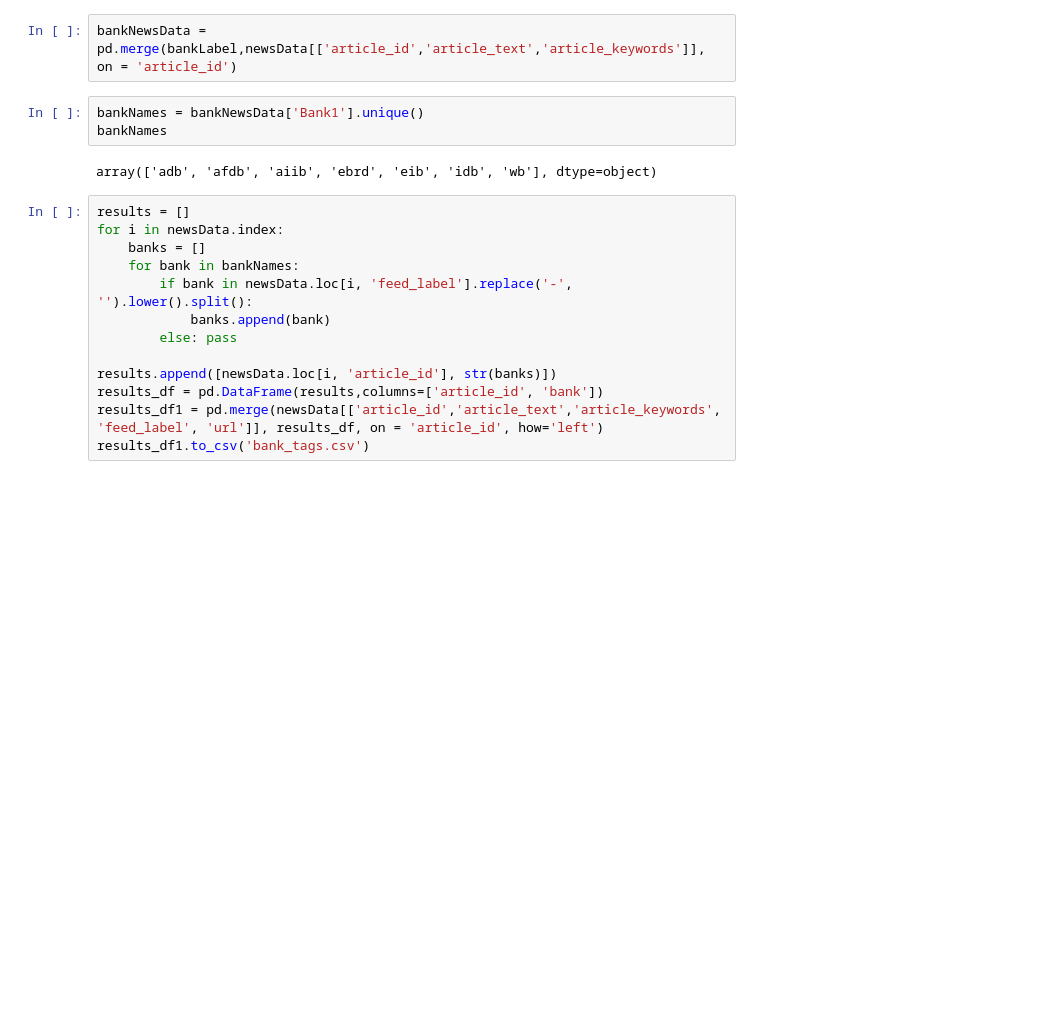
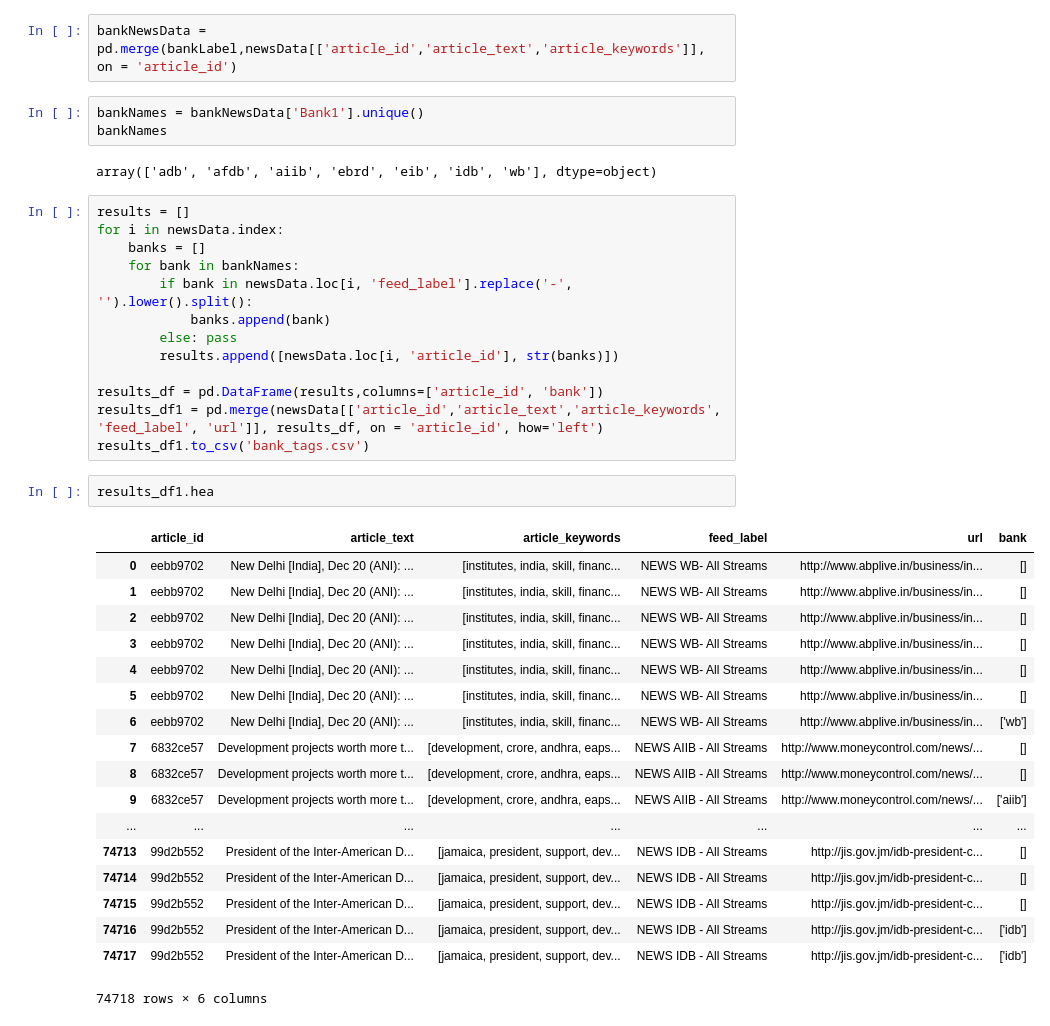
Before and after one commit to ychen131/iap-datadive-2018, a Jupyter notebook: Notebooks/tagging_exploration.ipynb, the cells around one changed output. Saved outputs shown, nothing was run; the diff lists cells and outputs as text; blank space fills up the shorter version.

Commit message:
fixing error in code for bank parsing

```diff
--- a/Notebooks/tagging_exploration.ipynb
+++ b/Notebooks/tagging_exploration.ipynb
@@ -211,8 +220,29 @@ for i in newsData.index:
         if bank in newsData.loc[i, 'feed_label'].replace('-', '').lower().split():
             banks.append(bank)
         else: pass
+        results.append([newsData.loc[i, 'article_id'], str(banks)])
 
-results.append([newsData.loc[i, 'article_id'], str(banks)])
 results_df = pd.DataFrame(results,columns=['article_id', 'bank'])
 results_df1 = pd.merge(newsData[['article_id','article_text','article_keywords', 'feed_label', 'url']], results_df, on = 'article_id', how='left')
 results_df1.to_csv('bank_tags.csv')
+# %%
+results_df1.hea
+# %% [output]
+|  | article_id | article_text | article_keywords | feed_label | url | bank |
+| 0 | eebb9702 | New Delhi [India], Dec 20 (ANI): ... | [institutes, india, skill, financ... | NEWS WB- All Streams | http://www.abplive.in/business/in... | [] |
+| 1 | eebb9702 | New Delhi [India], Dec 20 (ANI): ... | [institutes, india, skill, financ... | NEWS WB- All Streams | http://www.abplive.in/business/in... | [] |
+| 2 | eebb9702 | New Delhi [India], Dec 20 (ANI): ... | [institutes, india, skill, financ... | NEWS WB- All Streams | http://www.abplive.in/business/in... | [] |
+| 3 | eebb9702 | New Delhi [India], Dec 20 (ANI): ... | [institutes, india, skill, financ... | NEWS WB- All Streams | http://www.abplive.in/business/in... | [] |
+| 4 | eebb9702 | New Delhi [India], Dec 20 (ANI): ... | [institutes, india, skill, financ... | NEWS WB- All Streams | http://www.abplive.in/business/in... | [] |
+| 5 | eebb9702 | New Delhi [India], Dec 20 (ANI): ... | [institutes, india, skill, financ... | NEWS WB- All Streams | http://www.abplive.in/business/in... | [] |
+| 6 | eebb9702 | New Delhi [India], Dec 20 (ANI): ... | [institutes, india, skill, financ... | NEWS WB- All Streams | http://www.abplive.in/business/in... | ['wb'] |
+| 7 | 6832ce57 | Development projects worth more t... | [development, crore, andhra, eaps... | NEWS AIIB - All Streams | http://www.moneycontrol.com/news/... | [] |
+| 8 | 6832ce57 | Development projects worth more t... | [development, crore, andhra, eaps... | NEWS AIIB - All Streams | http://www.moneycontrol.com/news/... | [] |
+| 9 | 6832ce57 | Development projects worth more t... | [development, crore, andhra, eaps... | NEWS AIIB - All Streams | http://www.moneycontrol.com/news/... | ['aiib'] |
+| ... | ... | ... | ... | ... | ... | ... |
+| 74713 | 99d2b552 | President of the Inter-American D... | [jamaica, president, support, dev... | NEWS IDB - All Streams | http://jis.gov.jm/idb-president-c... | [] |
+| 74714 | 99d2b552 | President of the Inter-American D... | [jamaica, president, support, dev... | NEWS IDB - All Streams | http://jis.gov.jm/idb-president-c... | [] |
+| 74715 | 99d2b552 | President of the Inter-American D... | [jamaica, president, support, dev... | NEWS IDB - All Streams | http://jis.gov.jm/idb-president-c... | [] |
+| 74716 | 99d2b552 | President of the Inter-American D... | [jamaica, president, support, dev... | NEWS IDB - All Streams | http://jis.gov.jm/idb-president-c... | ['idb'] |
+| 74717 | 99d2b552 | President of the Inter-American D... | [jamaica, president, support, dev... | NEWS IDB - All Streams | http://jis.gov.jm/idb-president-c... | ['idb'] |
+74718 rows × 6 columns
```
Also changed, not shown: parts of 1 cell of this notebook.
